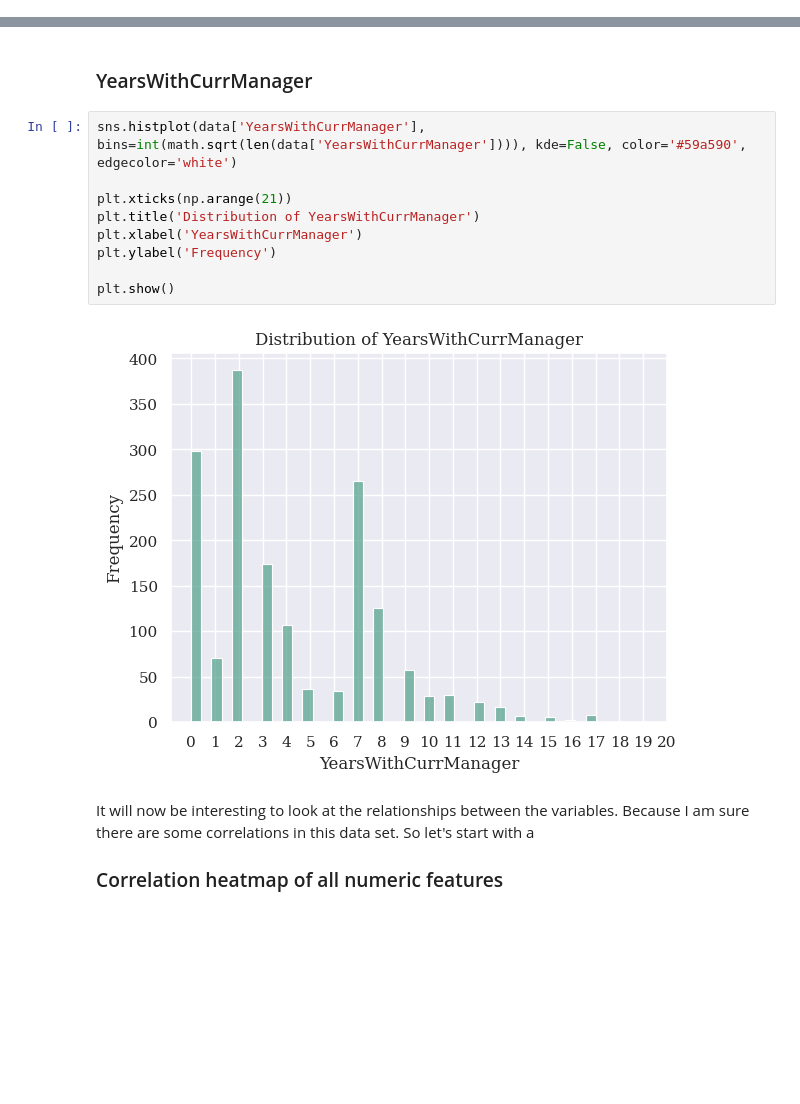
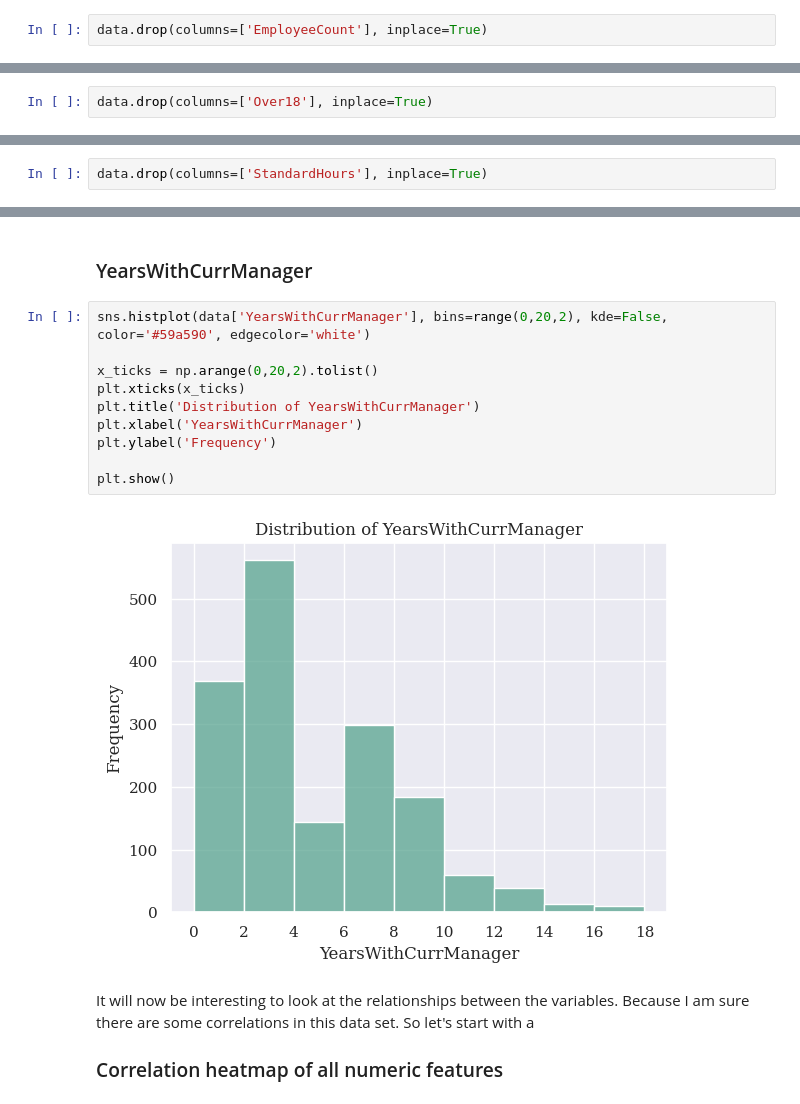
Before and after one commit to scheinmensch/Employee-Attrition, a Jupyter notebook: EDA.ipynb, the cells around one changed output, grey strips where cells are left out. Saved outputs shown, nothing was run; the diff lists cells and outputs as text; blank space fills up the shorter version.

```diff
--- a/EDA.ipynb
+++ b/EDA.ipynb
@@ -308,6 +339,8 @@ data['EmployeeCount'].unique()
 array([1])
 # %% [markdown]
 All oberservations have the same value in this column: 1. So this seems to be a redundant column.
+# %%
+data.drop(columns=['EmployeeCount'], inplace=True)
 # %% [markdown]
 ### EnvironmentSatisfaction
 # %%
@@ -564,6 +620,8 @@ As these are all current employees, each of them must have had at least one empl
 ### Over18
 
 All employees in the data set are over 18, so this variable is useless.
+# %%
+data.drop(columns=['Over18'], inplace=True)
 # %% [markdown]
 ### OverTime
 # %%
@@ -648,6 +704,8 @@ I assume that this refers to satisfaction with relationships at work, i.e. with
 ### StandardHours
 
 As mentioned earlier, all employees have value 80 in this column. So it doesn't provide many insights. However, I think 80 hours a week is quite a lot. And very little for one month. Unfortunately, we don't know what period this number refers to.
+# %%
+data.drop(columns=['StandardHours'], inplace=True)
 # %% [markdown]
 ### StockOptionLevel
 # %%
@@ -761,16 +836,17 @@ I'm not quite sure how to interpret the 0 here: Under 1 year has passed since th
 # %% [markdown]
 ### YearsWithCurrManager
 # %%
-sns.histplot(data['YearsWithCurrManager'], bins=int(math.sqrt(len(data['YearsWithCurrManager']))), kde=False, color='#59a590', edgecolor='white')
+sns.histplot(data['YearsWithCurrManager'], bins=range(0,20,2), kde=False, color='#59a590', edgecolor='white')
 
-plt.xticks(np.arange(21))
+x_ticks = np.arange(0,20,2).tolist()
+plt.xticks(x_ticks)
 plt.title('Distribution of YearsWithCurrManager')
 plt.xlabel('YearsWithCurrManager')
 plt.ylabel('Frequency')
 
 plt.show()
 # %% [output]
-[figure, old version]
+[figure, new version]
 # %% [markdown]
 It will now be interesting to look at the relationships between the variables. Because I am sure there are some correlations in this data set. So let's start with a
 
```
Also changed, not shown: parts of 51 cells of this notebook.
